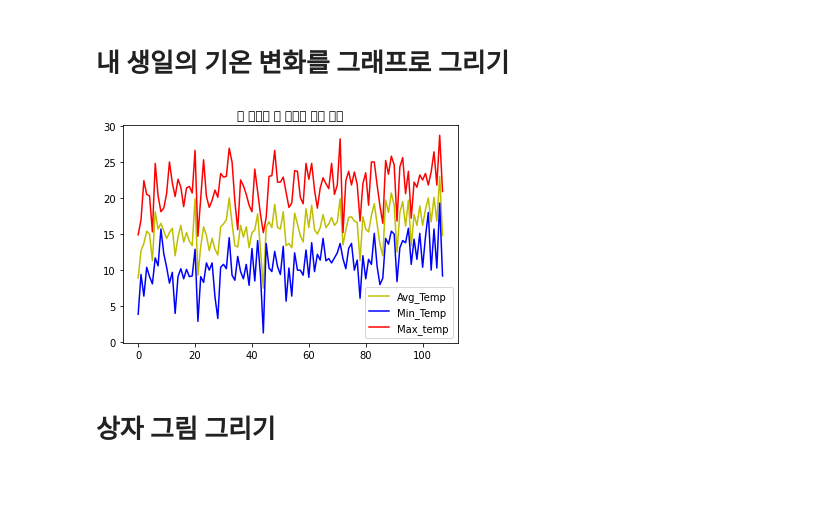
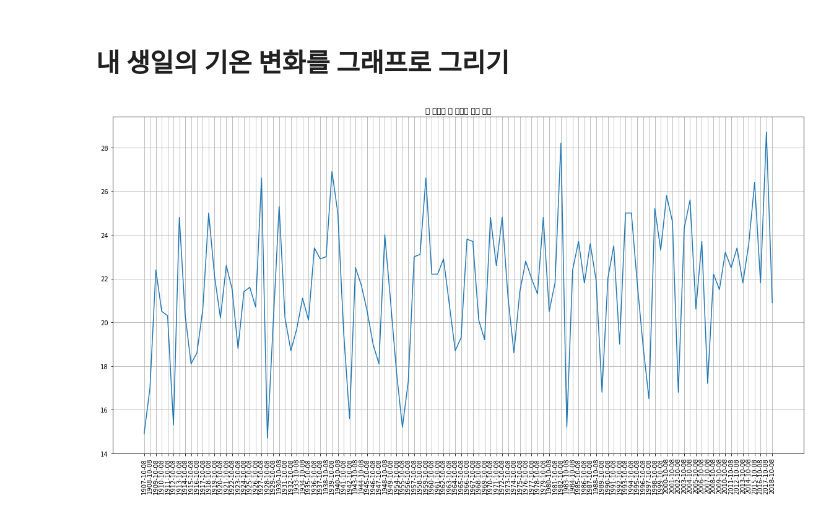
Before and after one commit to HIMMEL95/Elice, a Jupyter notebook: test.ipynb, the cells around one changed output. Saved outputs shown, nothing was run; the diff lists cells and outputs as text; code cells hidden in the pictures; blank space fills up the shorter version.

```diff
--- a/test.ipynb
+++ b/test.ipynb
@@ -30,40 +23,35 @@ print(max_date, max_temp)
 # %% [markdown]
 # 내 생일의 기온 변화를 그래프로 그리기
-# %%
-import pandas as pd
-import numpy as np
-import matplotlib.pyplot as plt
-
-df = pd.read_csv('./Seoul_Temp/seoul.csv', encoding = 'cp949')
-
-df.drop('지점', axis=1, inplace=True)
-
-df1 = df[df['평균기온(℃)'].isna() == True].index
-df.drop(df1, inplace=True)
-
-birth_date = []
-
-for row in df.values:
-    if row[0].split('-')[1] == '10' and row[0].split('-')[-1] == '08':
-        birth_date.append(row[0])
-
-birth = df.set_index('날짜')
-birth = birth.loc[birth_date]
-
-avg_temp = birth['평균기온(℃)'].values
-min_temp = birth['최저기온(℃)'].values
-max_temp = birth['최고기온(℃)'].values
-
-x = np.arange(len(birth))
-
-plt.plot(x, avg_temp, color='y')
-plt.plot(x, min_temp, color='b')
-plt.plot(x, max_temp, color='r')
-plt.title('내 생일의 각 연도별 온도 변화')
-plt.legend(labels=['Avg_Temp', 'Min_Temp', 'Max_temp'])
-plt.rc('font', family='NanumGothic')
-plt.show()
-# %% [output]
-[figure, removed]
-# %% [markdown]
-# 상자 그림 그리기
+# %%
+import csv
+import matplotlib.pyplot as plt
+import numpy as np
+
+f = open('./Seoul_Temp/seoul.csv', encoding='cp949')
+data = csv.reader(f)
+next(data)
+
+date = []
+result = []
+
+for row in data:
+    if row[4] != '':
+        if row[0].split('-')[1] == '10' and row[0].split('-')[2] == '08':
+            result.append(float(row[4]))
+            date.append(row[0])
+
+sort_result = sorted(result)
+
+x = np.arange(len(date))
+y = np.arange(len(result))
+
+plt.figure(figsize=(20,10))
+plt.plot(x, result)
+plt.xticks(x, date, rotation=90)
+plt.title('내 생일의 각 연도별 최고 온도')
+plt.rc('font', family = 'NanumGothic')
+plt.rc('font', size=10)
+plt.grid(True)
+plt.show()
+# %% [output]
+[figure, added]
```
Also changed, not shown: parts of 16 cells of this notebook, 3 other files.
